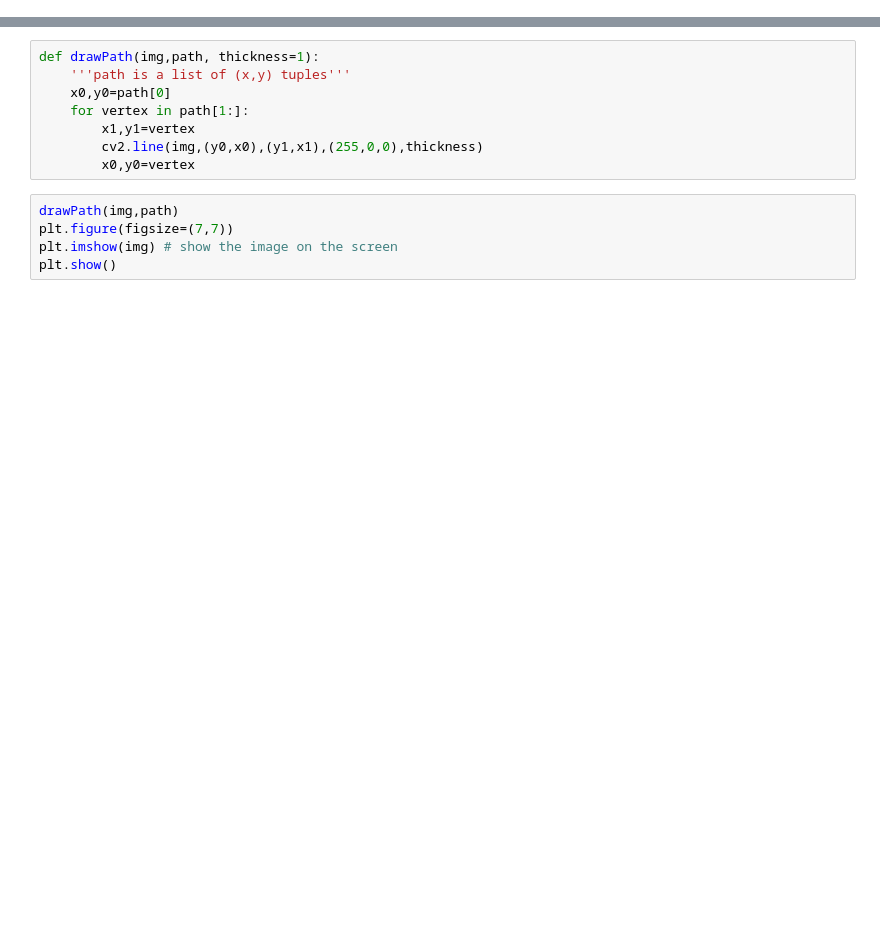
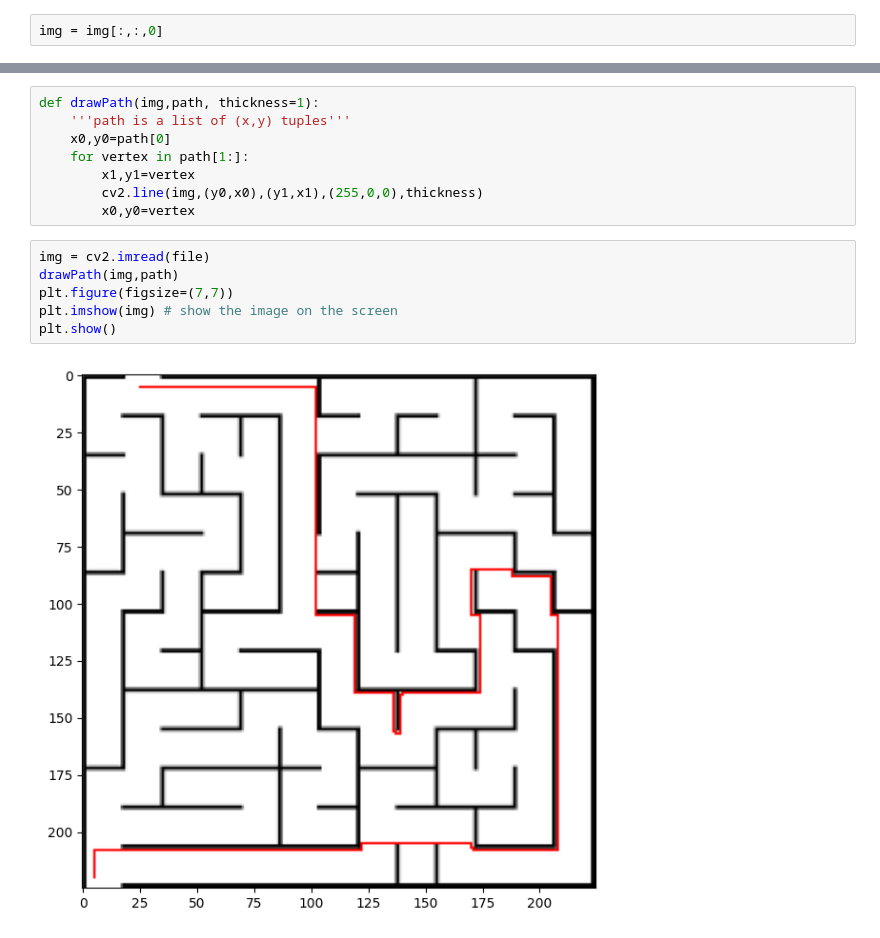
Before and after one commit to yisroelk/Mefathim, a Jupyter notebook: maze/Dijkstra algorithm.ipynb, the cells around one changed output, grey strips where cells are left out. Saved outputs shown, nothing was run; the diff lists cells and outputs as text; blank space fills up the shorter version.

```diff
--- a/maze/Dijkstra algorithm.ipynb
+++ b/maze/Dijkstra algorithm.ipynb
@@ -21,2 +35,4 @@ img.shape
+# %%
+img = img[:,:,0]
 # %%
 # Your Code Should Be Here
@@ -34,7 +123,10 @@ def drawPath(img,path, thickness=1):
         cv2.line(img,(y0,x0),(y1,x1),(255,0,0),thickness)
         x0,y0=vertex
 # %%
+img = cv2.imread(file)
 drawPath(img,path)
 plt.figure(figsize=(7,7))
 plt.imshow(img) # show the image on the screen
 plt.show()
+# %% [output]
+[figure, added]
```
Also changed, not shown: parts of 6 cells of this notebook, 1 other file.
